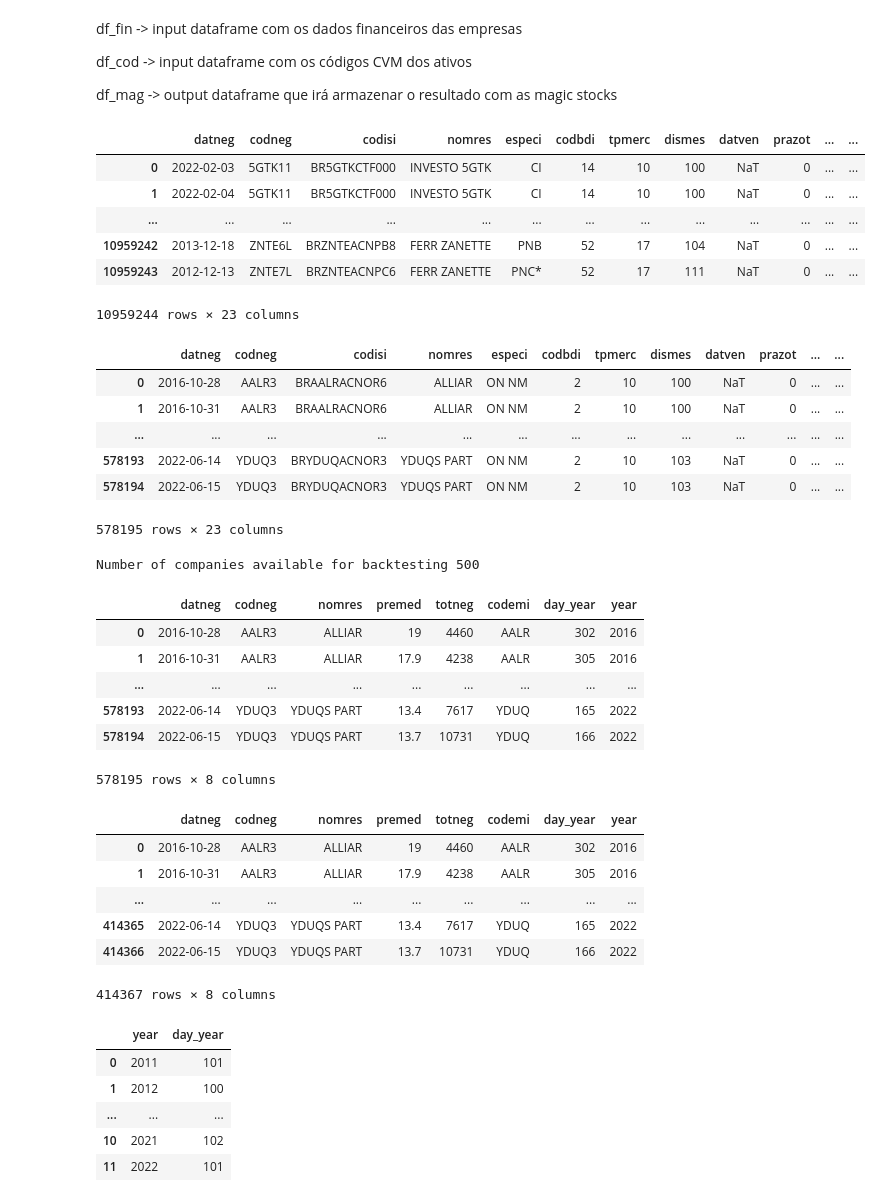
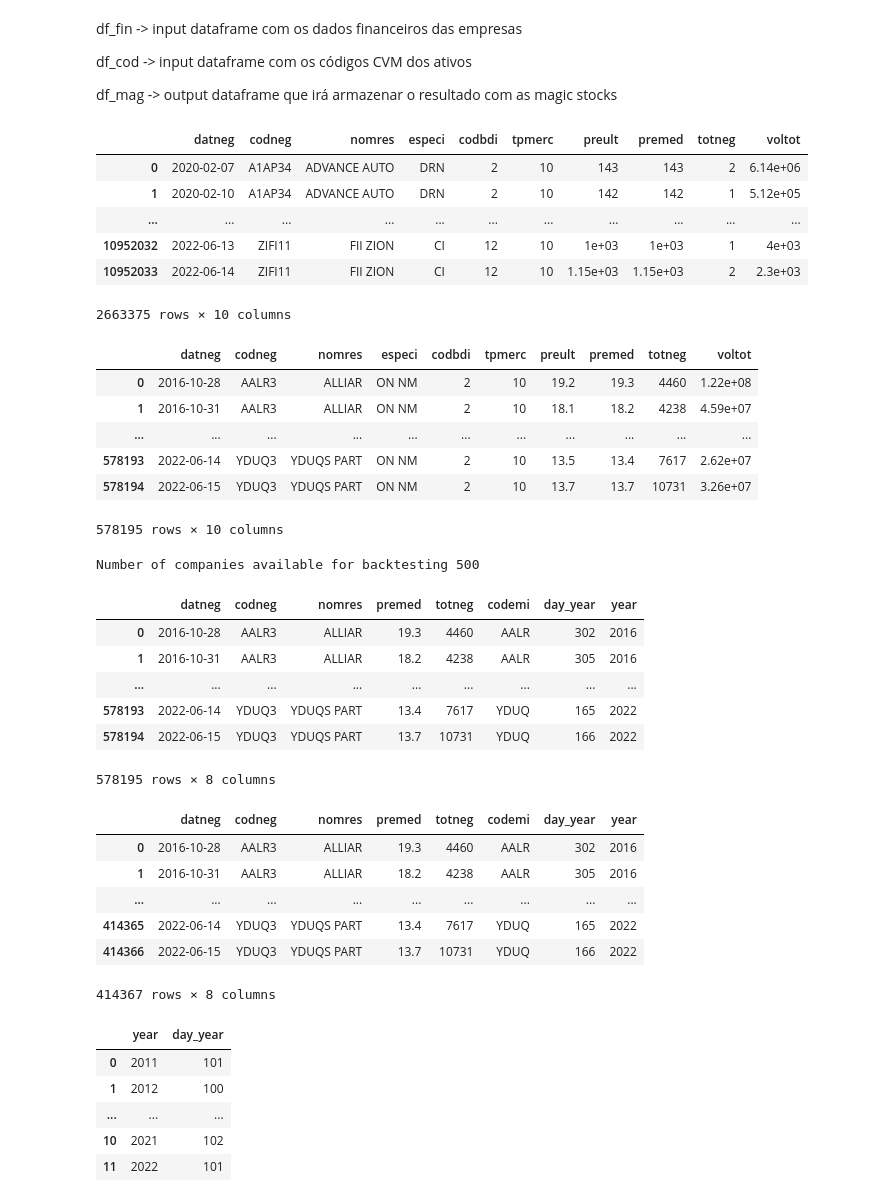
Before and after one commit to AlgebraQuant/MagicFormula, a Jupyter notebook: scripts/2_get_magic_stocks.ipynb, the cells around one changed output. Saved outputs shown, nothing was run; the diff lists cells and outputs as text; code cells hidden in the pictures.

Commit message:
Data update

```diff
--- a/scripts/2_get_magic_stocks.ipynb
+++ b/scripts/2_get_magic_stocks.ipynb
@@ -15,18 +16,28 @@ pd.options.display.max_rows = 4
 # %%
 # Ler a base ajustada no S3
 # df_mag = pd.read_feather('s3://aq-dl/HistoricalQuotations/base_adj.feather')
-df_mag = pd.read_feather('/mnt/aq_disk/data/HistoricalQuotations/processed/base_adj.feather')
+# df_mag = pd.read_feather('/mnt/aq_disk/data/HistoricalQuotations/processed/base_adj.feather')
+DATA_FOLDER = Path("/mnt/aq_disk/data/HistoricalQuotations/processed")
+BASE_ADJ = DATA_FOLDER / "base_adj.feather"
+BASE1 = DATA_FOLDER / "base_95-21.feather"
+BASE2 = DATA_FOLDER / "base_22.feather"
+cols = ['datneg', 'codneg', 'nomres', 'especi', 'codbdi', 'tpmerc', 'preult', 'premed', 'totneg', 'voltot']
+df_mag = (pd
+    .concat([pd.read_feather(BASE1), pd.read_feather(BASE2)], ignore_index=True)
+    [cols]
+    .query('tpmerc == 10')
+)
 df_mag
 # %% [output]
-|  | datneg | codneg | codisi | nomres | especi | codbdi | tpmerc | dismes | datven | prazot | ... | ... |
-| 0 | 2022-02-03 | 5GTK11 | BR5GTKCTF000 | INVESTO 5GTK | CI | 14 | 10 | 100 | NaT | 0 | ... | ... |
-| 1 | 2022-02-04 | 5GTK11 | BR5GTKCTF000 | INVESTO 5GTK | CI | 14 | 10 | 100 | NaT | 0 | ... | ... |
-| ... | ... | ... | ... | ... | ... | ... | ... | ... | ... | ... | ... | ... |
-| 10959242 | 2013-12-18 | ZNTE6L | BRZNTEACNPB8 | FERR ZANETTE | PNB | 52 | 17 | 104 | NaT | 0 | ... | ... |
-| 10959243 | 2012-12-13 | ZNTE7L | BRZNTEACNPC6 | FERR ZANETTE | PNC* | 52 | 17 | 111 | NaT | 0 | ... | ... |
+|  | datneg | codneg | nomres | especi | codbdi | tpmerc | preult | premed | totneg | voltot |
+| 0 | 2020-02-07 | A1AP34 | ADVANCE AUTO | DRN | 2 | 10 | 143 | 143 | 2 | 6.14e+06 |
+| 1 | 2020-02-10 | A1AP34 | ADVANCE AUTO | DRN | 2 | 10 | 142 | 142 | 1 | 5.12e+05 |
+| ... | ... | ... | ... | ... | ... | ... | ... | ... | ... | ... |
+| 10952032 | 2022-06-13 | ZIFI11 | FII ZION | CI | 12 | 10 | 1e+03 | 1e+03 | 1 | 4e+03 |
+| 10952033 | 2022-06-14 | ZIFI11 | FII ZION | CI | 12 | 10 | 1.15e+03 | 1.15e+03 | 2 | 2.3e+03 |
-10959244 rows × 23 columns
+2663375 rows × 10 columns
 # %%
-# Filtrar somente cotações após 2011, lote padrão (bdi == 2) e ações ON ou PN
+# Filtrar somente cotações após 2011, mercado à vista (tpmerc == 10) e ações ON ou PN
 df_mag.query('\
     codbdi == 2 and \
     datneg >= "2011.01.01" and \
@@ -36,13 +47,13 @@ df_mag.query('\
 df_mag.reset_index(drop=True, inplace=True)
 df_mag
 # %% [output]
-|  | datneg | codneg | codisi | nomres | especi | codbdi | tpmerc | dismes | datven | prazot | ... | ... |
-| 0 | 2016-10-28 | AALR3 | BRAALRACNOR6 | ALLIAR | ON NM | 2 | 10 | 100 | NaT | 0 | ... | ... |
-| 1 | 2016-10-31 | AALR3 | BRAALRACNOR6 | ALLIAR | ON NM | 2 | 10 | 100 | NaT | 0 | ... | ... |
-| ... | ... | ... | ... | ... | ... | ... | ... | ... | ... | ... | ... | ... |
-| 578193 | 2022-06-14 | YDUQ3 | BRYDUQACNOR3 | YDUQS PART | ON NM | 2 | 10 | 103 | NaT | 0 | ... | ... |
-| 578194 | 2022-06-15 | YDUQ3 | BRYDUQACNOR3 | YDUQS PART | ON NM | 2 | 10 | 103 | NaT | 0 | ... | ... |
+|  | datneg | codneg | nomres | especi | codbdi | tpmerc | preult | premed | totneg | voltot |
+| 0 | 2016-10-28 | AALR3 | ALLIAR | ON NM | 2 | 10 | 19.2 | 19.3 | 4460 | 1.22e+08 |
+| 1 | 2016-10-31 | AALR3 | ALLIAR | ON NM | 2 | 10 | 18.1 | 18.2 | 4238 | 4.59e+07 |
+| ... | ... | ... | ... | ... | ... | ... | ... | ... | ... | ... |
+| 578193 | 2022-06-14 | YDUQ3 | YDUQS PART | ON NM | 2 | 10 | 13.5 | 13.4 | 7617 | 2.62e+07 |
+| 578194 | 2022-06-15 | YDUQ3 | YDUQS PART | ON NM | 2 | 10 | 13.7 | 13.7 | 10731 | 3.26e+07 |
-578195 rows × 23 columns
+578195 rows × 10 columns
 # %%
 # Manter somente as colunas que serão usadas para fazer o corte nas datas
 cols = ['datneg', 'codneg', 'nomres', 'premed', 'totneg']
@@ -57,8 +68,8 @@ df_mag
 # %% [output]
 Number of companies available for backtesting 500
 |  | datneg | codneg | nomres | premed | totneg | codemi | day_year | year |
-| 0 | 2016-10-28 | AALR3 | ALLIAR | 19 | 4460 | AALR | 302 | 2016 |
-| 1 | 2016-10-31 | AALR3 | ALLIAR | 17.9 | 4238 | AALR | 305 | 2016 |
+| 0 | 2016-10-28 | AALR3 | ALLIAR | 19.3 | 4460 | AALR | 302 | 2016 |
+| 1 | 2016-10-31 | AALR3 | ALLIAR | 18.2 | 4238 | AALR | 305 | 2016 |
 | ... | ... | ... | ... | ... | ... | ... | ... | ... |
 | 578193 | 2022-06-14 | YDUQ3 | YDUQS PART | 13.4 | 7617 | YDUQ | 165 | 2022 |
 | 578194 | 2022-06-15 | YDUQ3 | YDUQS PART | 13.7 | 10731 | YDUQ | 166 | 2022 |
@@ -70,8 +81,8 @@ df_mag.reset_index(drop=True, inplace=True)
 df_mag
 # %% [output]
 |  | datneg | codneg | nomres | premed | totneg | codemi | day_year | year |
-| 0 | 2016-10-28 | AALR3 | ALLIAR | 19 | 4460 | AALR | 302 | 2016 |
-| 1 | 2016-10-31 | AALR3 | ALLIAR | 17.9 | 4238 | AALR | 305 | 2016 |
+| 0 | 2016-10-28 | AALR3 | ALLIAR | 19.3 | 4460 | AALR | 302 | 2016 |
+| 1 | 2016-10-31 | AALR3 | ALLIAR | 18.2 | 4238 | AALR | 305 | 2016 |
 | ... | ... | ... | ... | ... | ... | ... | ... | ... |
 | 414365 | 2022-06-14 | YDUQ3 | YDUQS PART | 13.4 | 7617 | YDUQ | 165 | 2022 |
 | 414366 | 2022-06-15 | YDUQ3 | YDUQS PART | 13.7 | 10731 | YDUQ | 166 | 2022 |
```
Also changed, not shown: parts of 17 cells of this notebook, 5 other files.
